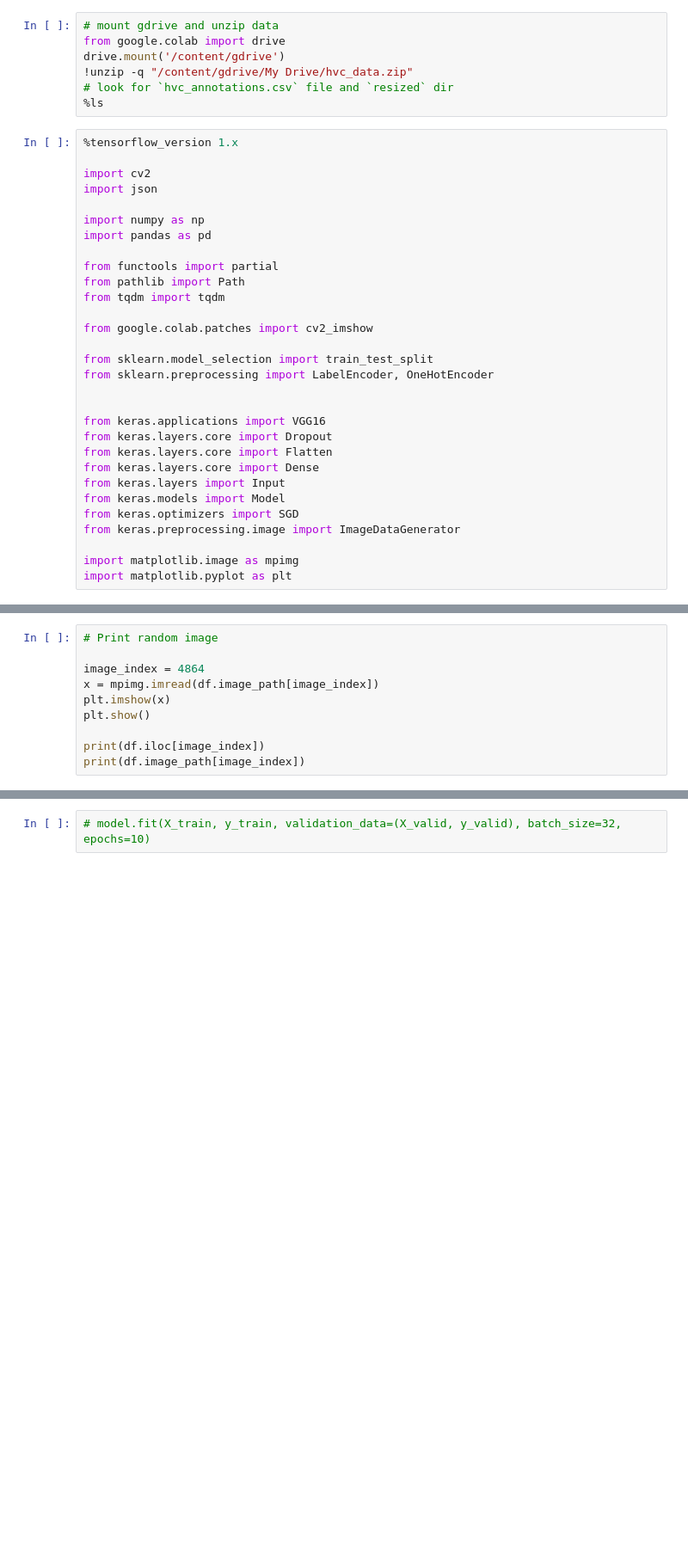
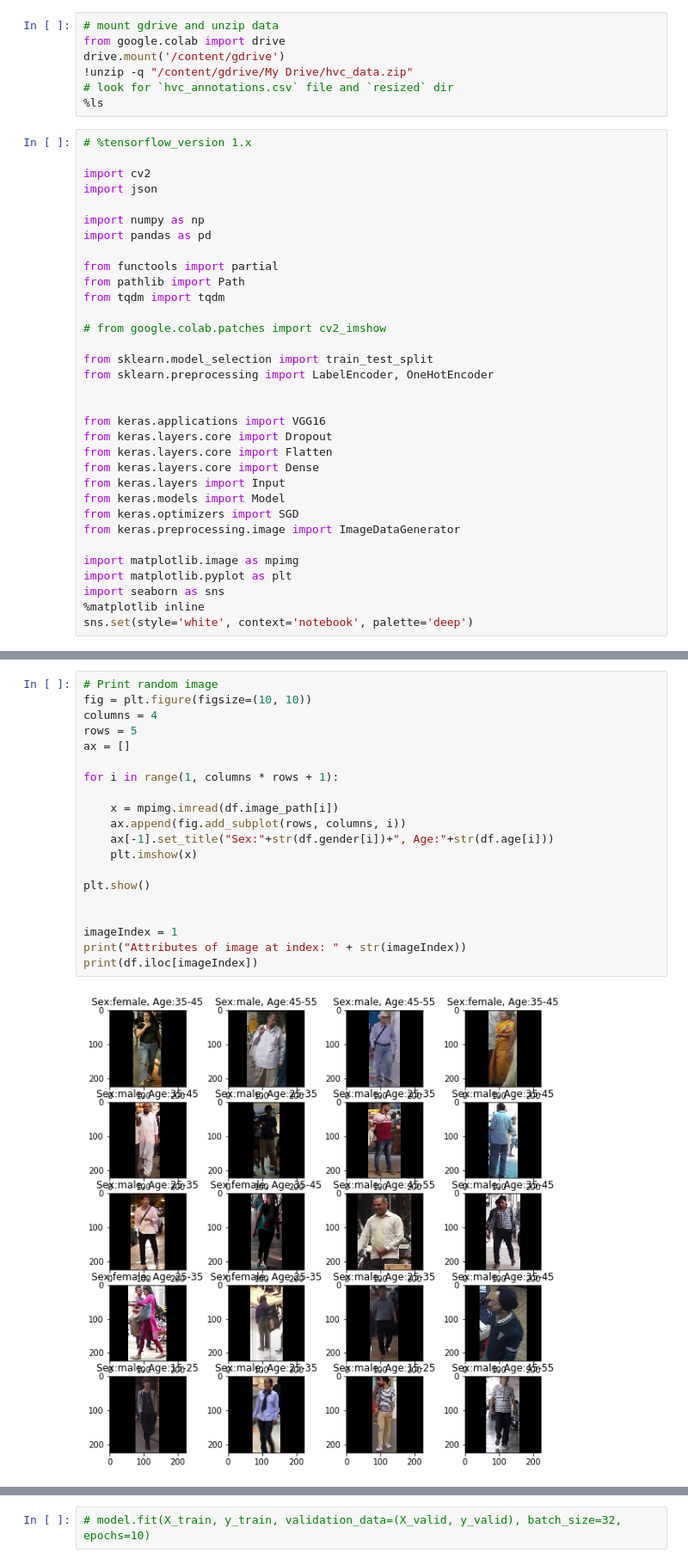
Before and after one commit to praveenraghuvanshi1512/EIP4, a Jupyter notebook: Session5/Assignment5/EIP4_A5_Praveen_Raghuvanshi.ipynb, the cells around one changed output, grey strips where cells are left out. Shown at 86% size. Drawn from its saved outputs; the diff is of its cells as text; blank space fills up the shorter version.

```diff
--- a/Session5/Assignment5/EIP4_A5_Praveen_Raghuvanshi.ipynb
+++ b/Session5/Assignment5/EIP4_A5_Praveen_Raghuvanshi.ipynb
@@ -8,7 +8,7 @@ drive.mount('/content/gdrive')
 # look for `hvc_annotations.csv` file and `resized` dir
 %ls
 # %%
-%tensorflow_version 1.x
+# %tensorflow_version 1.x
 
 import cv2
 import json
@@ -20,7 +20,7 @@ from functools import partial
 from pathlib import Path
 from tqdm import tqdm
 
-from google.colab.patches import cv2_imshow
+# from google.colab.patches import cv2_imshow
 
 from sklearn.model_selection import train_test_split
 from sklearn.preprocessing import LabelEncoder, OneHotEncoder
@@ -37,6 +37,9 @@ from keras.preprocessing.image import ImageDataGenerator
 
 import matplotlib.image as mpimg
 import matplotlib.pyplot as plt
+import seaborn as sns
+%matplotlib inline
+sns.set(style='white', context='notebook', palette='deep')
 # %%
 # load annotations
 df = pd.read_csv("hvc_annotations.csv")
@@ -45,10 +55,22 @@ df.head()
-# %%
-# Print random image
-
-image_index = 4864
-x = mpimg.imread(df.image_path[image_index])
-plt.imshow(x)
-plt.show()
-
-print(df.iloc[image_index])
-print(df.image_path[image_index])
+# %%
+# Print random image
+fig = plt.figure(figsize=(10, 10))
+columns = 4
+rows = 5
+ax = []
+
+for i in range(1, columns * rows + 1):
+
+    x = mpimg.imread(df.image_path[i])
+    ax.append(fig.add_subplot(rows, columns, i))
+    ax[-1].set_title("Sex:"+str(df.gender[i])+", Age:"+str(df.age[i]))
+    plt.imshow(x)
+
+plt.show()
+
+
+imageIndex = 1
+print("Attributes of image at index: " + str(imageIndex))
+print(df.iloc[imageIndex])
+# %% [output]
+[figure, added]
```
Also changed, not shown: parts of 43 cells of this notebook, 7 other files.
